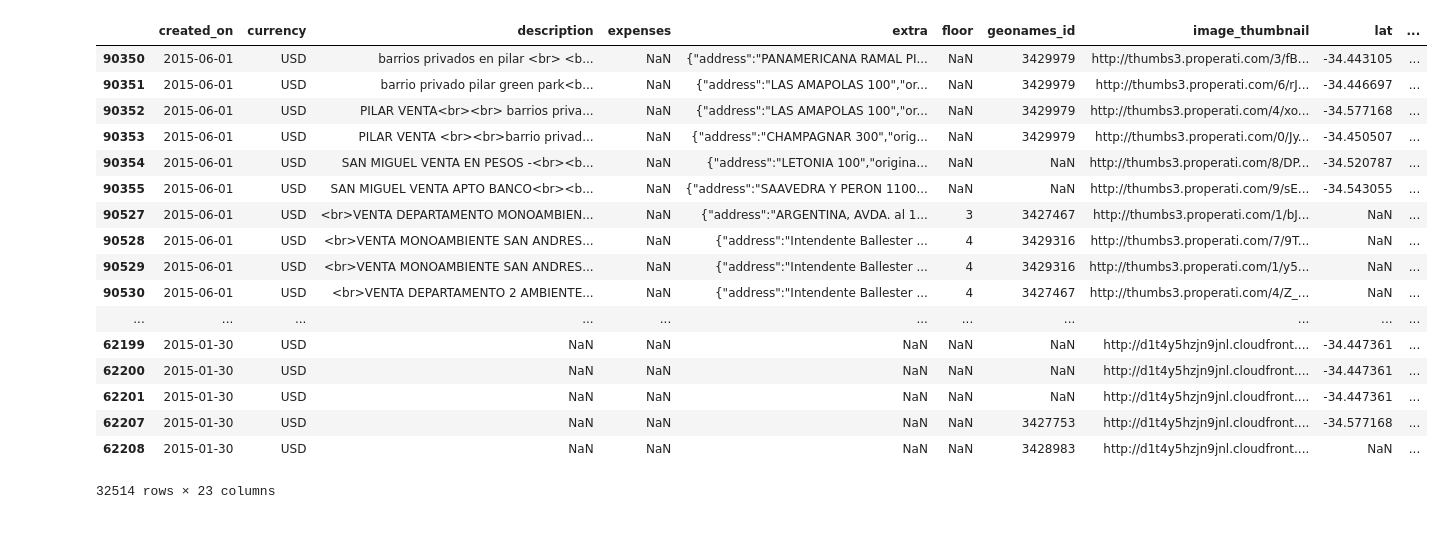
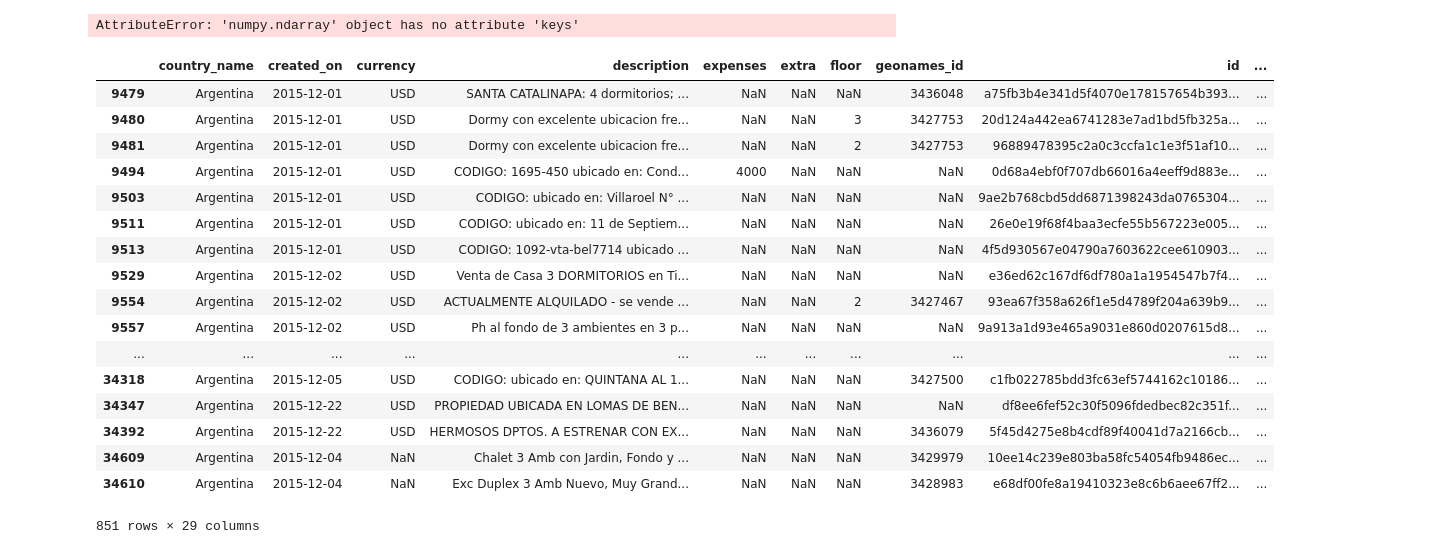
Before and after one commit to PRPablo/VentasDePropiedades, a Jupyter notebook: Analisis Exploratorio/ventas2015.ipynb, the cells around one changed output. Saved outputs shown, nothing was run; the diff lists cells and outputs as text; code cells hidden in the pictures.

Commit message:
update ventas2015
filtro cada 6meses en el anio 2015

```diff
--- a/Analisis Exploratorio/ventas2015.ipynb
+++ b/Analisis Exploratorio/ventas2015.ipynb
@@ -64,0 +55,5 @@ Index(['created_on', 'currency', 'description', 'expenses', 'extra', 'floor',
+# %%
+#cargo los archivos
+sells_primer_2015 = pd.read_csv('sells_primer_2015.csv',low_memory=False)
+sells_segundo_2015 = pd.read_csv('sells_segundo_2015.csv',low_memory=False)
+sells_primer_2015
@@ -65,40 +79,52 @@ Index(['created_on', 'currency', 'description', 'expenses', 'extra', 'floor',
+# %%
+#Tienen columnas diferentes
+print(sells_primer_2015.keys())
+print(sells_segundo_2015.keys())
+
+#print(sells_primer_2015.keys().size)
+#print(sells_segundo_2015.keys().size)
+# %% [output]
+AttributeError: 'numpy.ndarray' object has no attribute 'keys'
 # %%
+#omito warnings
+import warnings
+warnings.filterwarnings("ignore", 'This pattern has match groups')
 
 # - Como fueron evolucionando los precios sobre metro cuadrado por zona GBA
 #primer semestre
 
 #uso regex para buscar coincidencias por string
-sells_primer_2015_zona_norte = sells_primer_2015.loc[sells_primer_2015['place_with_parent_names'].str.contains(r'(Zona Norte)')]
-sells_primer_2015_zona_oeste = sells_primer_2015.loc[sells_primer_2015['place_with_parent_names'].str.contains(r'(Zona Oeste)')]
-sells_primer_2015_zona_sur = sells_primer_2015.loc[sells_primer_2015['place_with_parent_names'].str.contains(r'(Zona Sur)')]
+sells_primer_2015_zona_norte = sells_primer_2015.loc[sells_primer_2015['place_with_parent_names'].str.contains(r'(Zona Norte)', na=False)]
+sells_primer_2015_zona_oeste = sells_primer_2015.loc[sells_primer_2015['place_with_parent_names'].str.contains(r'(Zona Oeste)', na=False)]
+sells_primer_2015_zona_sur = sells_primer_2015.loc[sells_primer_2015['place_with_parent_names'].str.contains(r'(Zona Sur)', na=False)]
 sells_primer_2015_zona_norte
 
 
 # - Como fueron evolucionando los precios sobre metro cuadrado por zona GBA
 #segundo semestre
 
 #uso regex para buscar coincidencias por string
-#sells_segundo_2015_zona_norte = sells_segundo_2015.loc[sells_segundo_2015['state_name'].str.contains(r'(Zona Norte)')]
-#sells_segundo_2015_zona_oeste = sells_segundo_2015.loc[sells_segundo_2015['state_name'].str.contains(r'(Zona Oeste)')]
-#sells_segundo_2015_zona_sur = sells_segundo_2015.loc[sells_segundo_2015['state_name'].str.contains(r'(Zona Sur)')]
+sells_segundo_2015_zona_norte = sells_segundo_2015.loc[sells_segundo_2015['state_name'].str.contains(r'(Zona Norte)', na=False)]
+sells_segundo_2015_zona_oeste = sells_segundo_2015.loc[sells_segundo_2015['state_name'].str.contains(r'(Zona Oeste)', na=False)]
+sells_segundo_2015_zona_sur = sells_segundo_2015.loc[sells_segundo_2015['state_name'].str.contains(r'(Zona Sur)', na=False)]
 
-sells_primer_2015_zona_norte
+sells_segundo_2015_zona_norte
 # %% [output]
-|  | created_on | currency | description | expenses | extra | floor | geonames_id | image_thumbnail | lat | ... |
-| 90350 | 2015-06-01 | USD | barrios privados en pilar <br> <b... | NaN | {"address":"PANAMERICANA RAMAL PI... | NaN | 3429979 | http://thumbs3.properati.com/3/fB... | -34.443105 | ... |
-| 90351 | 2015-06-01 | USD | barrio privado pilar green park<b... | NaN | {"address":"LAS AMAPOLAS 100","or... | NaN | 3429979 | http://thumbs3.properati.com/6/rJ... | -34.446697 | ... |
-| 90352 | 2015-06-01 | USD | PILAR VENTA<br><br> barrios priva... | NaN | {"address":"LAS AMAPOLAS 100","or... | NaN | 3429979 | http://thumbs3.properati.com/4/xo... | -34.577168 | ... |
-| 90353 | 2015-06-01 | USD | PILAR VENTA <br><br>barrio privad... | NaN | {"address":"CHAMPAGNAR 300","orig... | NaN | 3429979 | http://thumbs3.properati.com/0/Jy... | -34.450507 | ... |
-| 90354 | 2015-06-01 | USD | SAN MIGUEL VENTA EN PESOS -<br><b... | NaN | {"address":"LETONIA 100","origina... | NaN | NaN | http://thumbs3.properati.com/8/DP... | -34.520787 | ... |
-| 90355 | 2015-06-01 | USD | SAN MIGUEL VENTA APTO BANCO<br><b... | NaN | {"address":"SAAVEDRA Y PERON 1100... | NaN | NaN | http://thumbs3.properati.com/9/sE... | -34.543055 | ... |
-| 90527 | 2015-06-01 | USD | <br>VENTA DEPARTAMENTO MONOAMBIEN... | NaN | {"address":"ARGENTINA, AVDA. al 1... | 3 | 3427467 | http://thumbs3.properati.com/1/bJ... | NaN | ... |
-| 90528 | 2015-06-01 | USD | <br>VENTA MONOAMBIENTE SAN ANDRES... | NaN | {"address":"Intendente Ballester ... | 4 | 3429316 | http://thumbs3.properati.com/7/9T... | NaN | ... |
-| 90529 | 2015-06-01 | USD | <br>VENTA MONOAMBIENTE SAN ANDRES... | NaN | {"address":"Intendente Ballester ... | 4 | 3429316 | http://thumbs3.properati.com/1/y5... | NaN | ... |
-| 90530 | 2015-06-01 | USD | <br>VENTA DEPARTAMENTO 2 AMBIENTE... | NaN | {"address":"Intendente Ballester ... | 4 | 3427467 | http://thumbs3.properati.com/4/Z_... | NaN | ... |
+|  | country_name | created_on | currency | description | expenses | extra | floor | geonames_id | id | ... |
+| 9479 | Argentina | 2015-12-01 | USD | SANTA CATALINAPA: 4 dormitorios; ... | NaN | NaN | NaN | 3436048 | a75fb3b4e341d5f4070e178157654b393... | ... |
+| 9480 | Argentina | 2015-12-01 | USD | Dormy con excelente ubicacion fre... | NaN | NaN | 3 | 3427753 | 20d124a442ea6741283e7ad1bd5fb325a... | ... |
+| 9481 | Argentina | 2015-12-01 | USD | Dormy con excelente ubicacion fre... | NaN | NaN | 2 | 3427753 | 96889478395c2a0c3ccfa1c1e3f51af10... | ... |
+| 9494 | Argentina | 2015-12-01 | USD | CODIGO: 1695-450 ubicado en: Cond... | 4000 | NaN | NaN | NaN | 0d68a4ebf0f707db66016a4eeff9d883e... | ... |
+| 9503 | Argentina | 2015-12-01 | USD | CODIGO: ubicado en: Villaroel N° ... | NaN | NaN | NaN | NaN | 9ae2b768cbd5dd6871398243da0765304... | ... |
+| 9511 | Argentina | 2015-12-01 | USD | CODIGO: ubicado en: 11 de Septiem... | NaN | NaN | NaN | NaN | 26e0e19f68f4baa3ecfe55b567223e005... | ... |
+| 9513 | Argentina | 2015-12-01 | USD | CODIGO: 1092-vta-bel7714 ubicado ... | NaN | NaN | NaN | NaN | 4f5d930567e04790a7603622cee610903... | ... |
+| 9529 | Argentina | 2015-12-02 | USD | Venta de Casa 3 DORMITORIOS en Ti... | NaN | NaN | NaN | NaN | e36ed62c167df6df780a1a1954547b7f4... | ... |
+| 9554 | Argentina | 2015-12-02 | USD | ACTUALMENTE ALQUILADO - se vende ... | NaN | NaN | 2 | 3427467 | 93ea67f358a626f1e5d4789f204a639b9... | ... |
+| 9557 | Argentina | 2015-12-02 | USD | Ph al fondo de 3 ambientes en 3 p... | NaN | NaN | NaN | NaN | 9a913a1d93e465a9031e860d0207615d8... | ... |
 | ... | ... | ... | ... | ... | ... | ... | ... | ... | ... | ... |
-| 62199 | 2015-01-30 | USD | NaN | NaN | NaN | NaN | NaN | http://d1t4y5hzjn9jnl.cloudfront.... | -34.447361 | ... |
-| 62200 | 2015-01-30 | USD | NaN | NaN | NaN | NaN | NaN | http://d1t4y5hzjn9jnl.cloudfront.... | -34.447361 | ... |
-| 62201 | 2015-01-30 | USD | NaN | NaN | NaN | NaN | NaN | http://d1t4y5hzjn9jnl.cloudfront.... | -34.447361 | ... |
-| 62207 | 2015-01-30 | USD | NaN | NaN | NaN | NaN | 3427753 | http://d1t4y5hzjn9jnl.cloudfront.... | -34.577168 | ... |
-| 62208 | 2015-01-30 | USD | NaN | NaN | NaN | NaN | 3428983 | http://d1t4y5hzjn9jnl.cloudfront.... | NaN | ... |
+| 34318 | Argentina | 2015-12-05 | USD | CODIGO: ubicado en: QUINTANA AL 1... | NaN | NaN | NaN | 3427500 | c1fb022785bdd3fc63ef5744162c10186... | ... |
+| 34347 | Argentina | 2015-12-22 | USD | PROPIEDAD UBICADA EN LOMAS DE BEN... | NaN | NaN | NaN | NaN | df8ee6fef52c30f5096fdedbec82c351f... | ... |
+| 34392 | Argentina | 2015-12-22 | USD | HERMOSOS DPTOS. A ESTRENAR CON EX... | NaN | NaN | NaN | 3436079 | 5f45d4275e8b4cdf89f40041d7a2166cb... | ... |
+| 34609 | Argentina | 2015-12-04 | NaN | Chalet 3 Amb con Jardin, Fondo y ... | NaN | NaN | NaN | 3429979 | 10ee14c239e803ba58fc54054fb9486ec... | ... |
+| 34610 | Argentina | 2015-12-04 | NaN | Exc Duplex 3 Amb Nuevo, Muy Grand... | NaN | NaN | NaN | 3428983 | e68df00fe8a19410323e8c6b6aee67ff2... | ... |
-32514 rows × 23 columns
+851 rows × 29 columns
```
Also changed, not shown: parts of 4 cells of this notebook.
